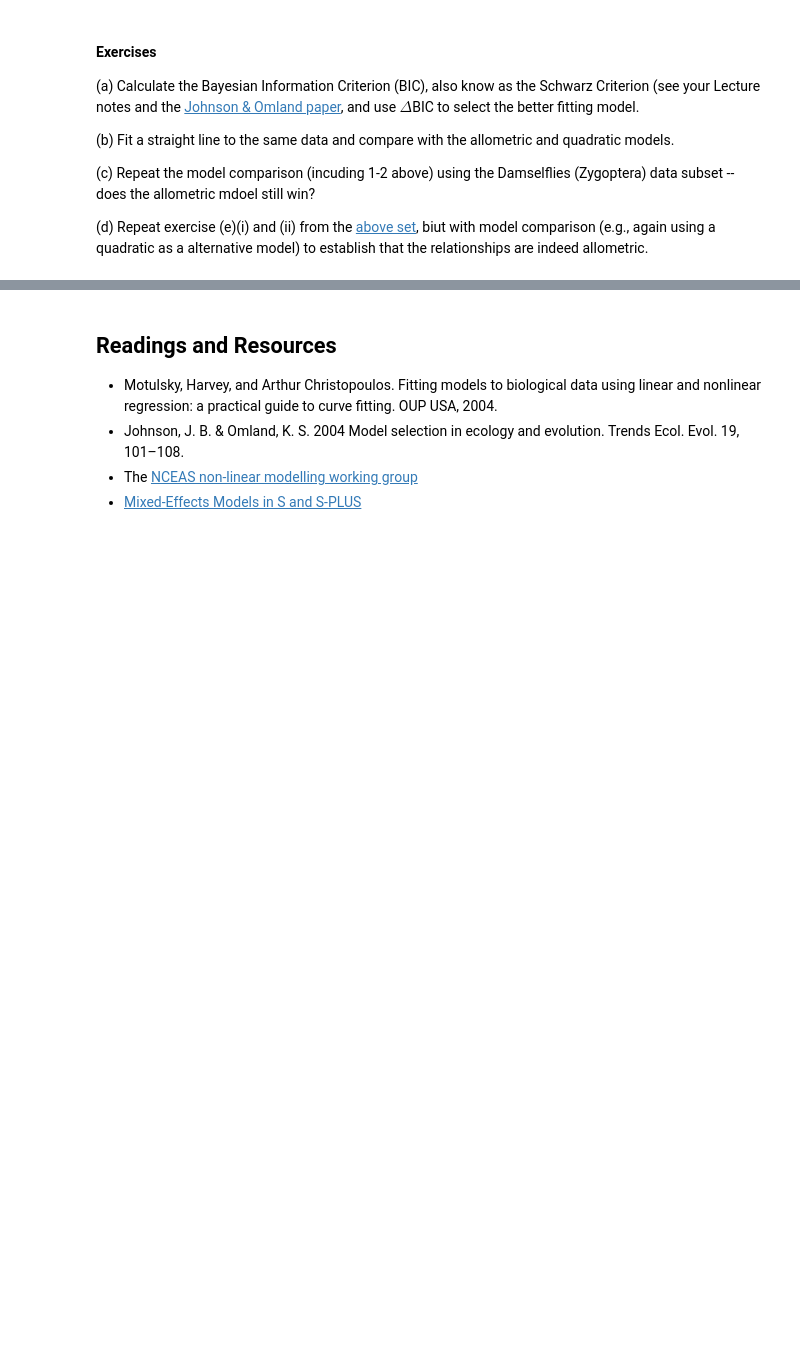
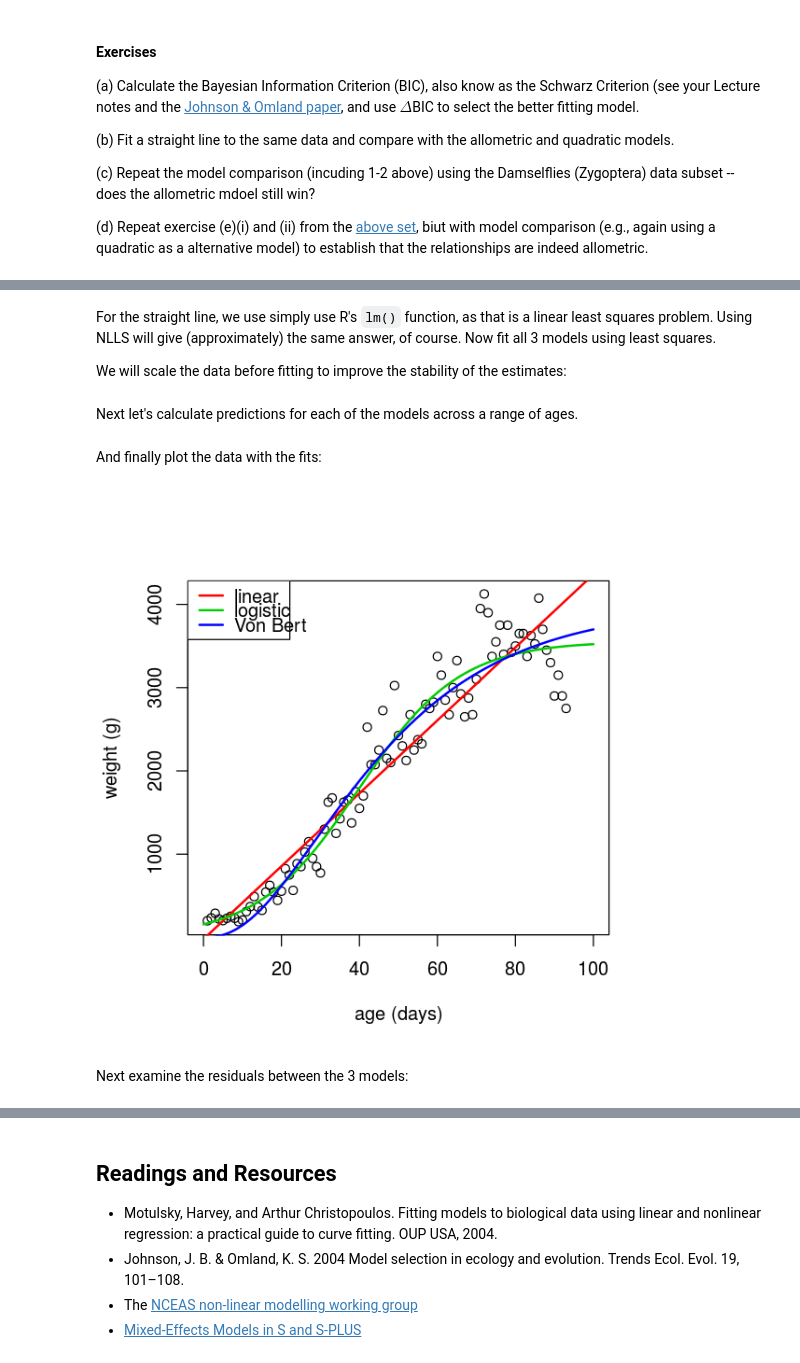
Before and after one commit to vectorbite/VBiTraining2, a Jupyter notebook: notebooks/Traits.ipynb, the cells around one changed output, grey strips where cells are left out. Drawn from its saved outputs; the diff is of its cells as text; code cells hidden in the pictures; blank space fills up the shorter version.

Commit message:
Updated jupyter notebooks with MLE and start work on the Time series

```diff
--- a/notebooks/Traits.ipynb
+++ b/notebooks/Traits.ipynb
@@ -252,0 +282,43 @@ AIC(PowFit) - AIC(QuaFit)
+# %%
+logistic1<-function(t, r, K, N0){
+  N0*K*exp(r*t)/(K+N0*(exp(r*t)-1))
+}
+
+vonbert.w<-function(t, Winf, c, K){
+  Winf*(1 - exp(-K*t) + c*exp(-K*t))^3
+}
+# %% [markdown]
+For the straight line, we use simply use R's `lm()` function, as that is a linear least squares problem. Using NLLS will give (approximately) the same answer, of course. Now fit all 3 models using least squares.
+
+We will scale the data before fitting to improve the stability of the estimates:
+# %%
+scale<-4000
+
+alb.lin<-lm(wt/scale~age, data=alb)
+# %%
+alb.log<-nlsLM(wt/scale~logistic1(age, r, K, N0), start=list(K=1, r=0.1, N0=0.1), data=alb)
+
+alb.vb<-nlsLM(wt/scale~vonbert.w(age, Winf, c, K), start=list(Winf=0.75, c=0.01, K=0.01), data=alb)
+# %% [markdown]
+Next let's calculate predictions for each of the models across a range of ages.
+# %%
+ages<-seq(0, 100, length=1000)
+
+pred.lin<-predict(alb.lin, newdata = list(age=ages))*scale
+
+pred.log<-predict(alb.log, newdata = list(age=ages))*scale
+
+pred.vb<-predict(alb.vb, newdata = list(age=ages))*scale
+# %% [markdown]
+And finally plot the data with the fits:
+# %%
+plot(alb$age, alb$wt, xlab="age (days)", ylab="weight (g)", xlim=c(0,100))
+lines(ages, pred.lin, col=2, lwd=2)
+lines(ages, pred.log, col=3, lwd=2)
+lines(ages, pred.vb, col=4, lwd=2)
+
+legend("topleft", legend = c("linear", "logistic", "Von Bert"), lwd=2, lty=1, col=2:4)
+# %% [output]
+[figure, added]
+# %% [markdown]
+Next examine the residuals between the 3 models:
```
Also changed, not shown: parts of 62 cells of this notebook, 19 other files.
